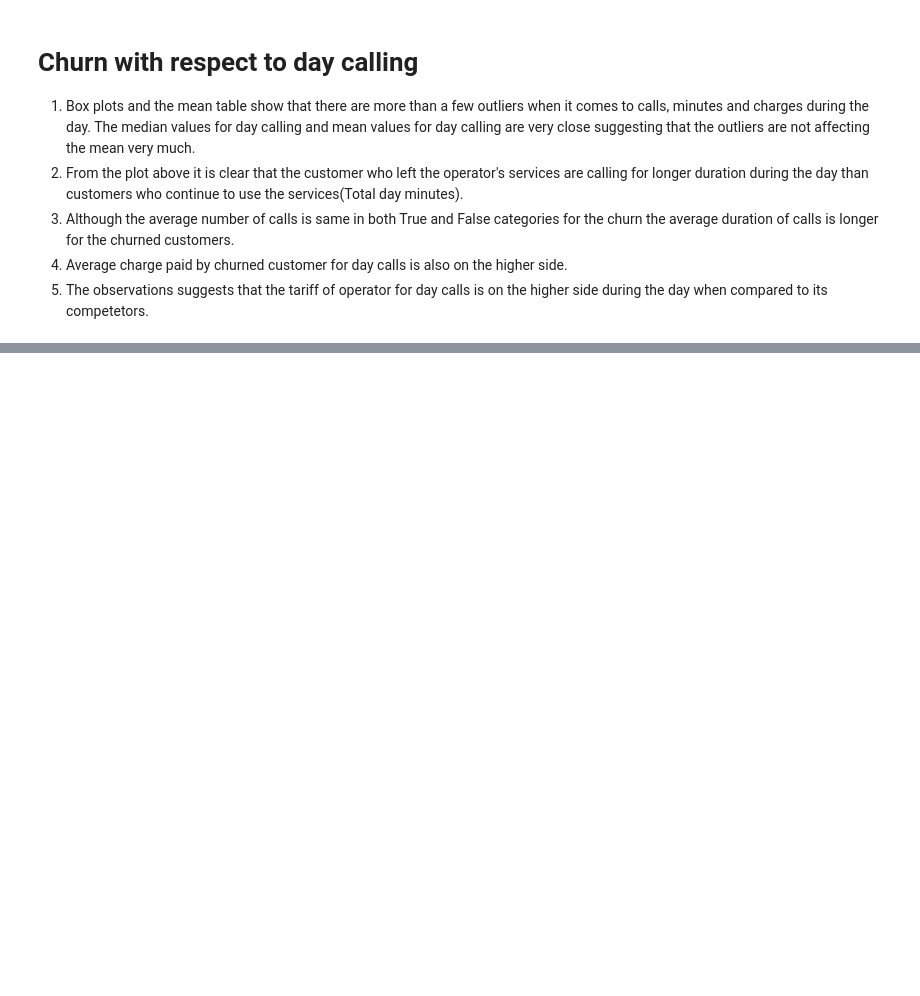
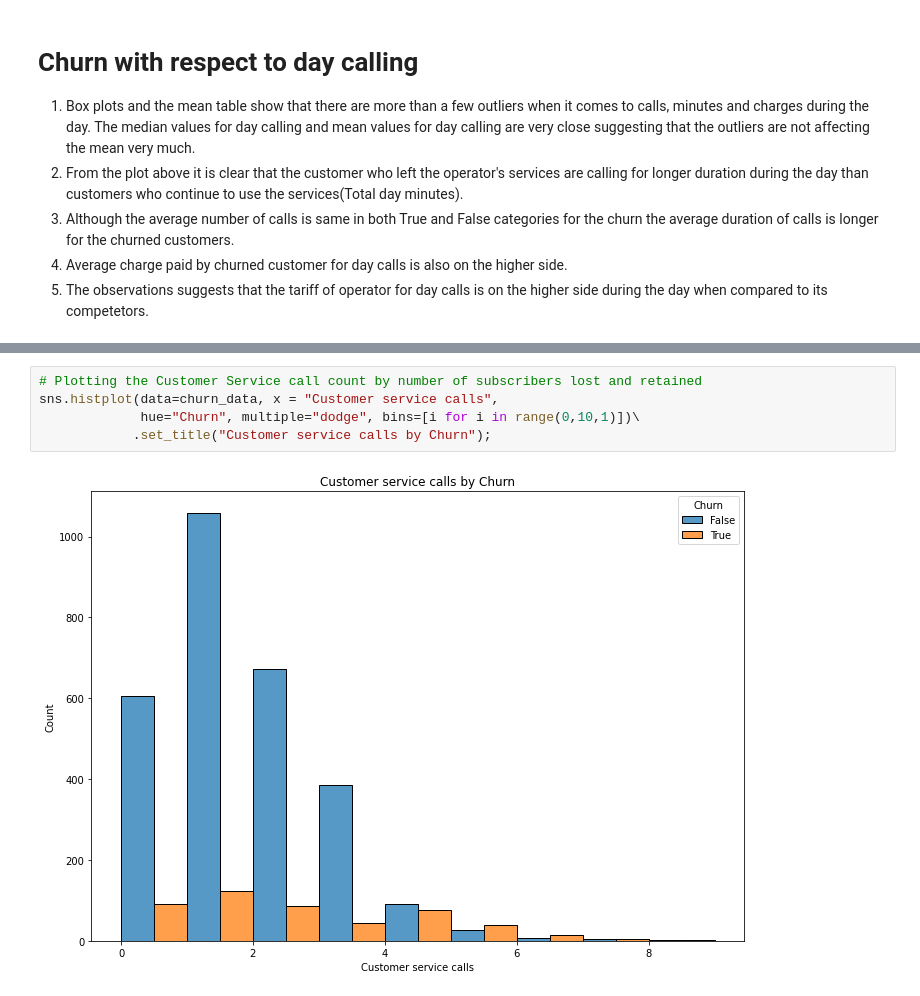
Before and after one commit to Sourabhpatel1/Capstone-Project-EDA-AlmaBatter, a Jupyter notebook: EDA_on_Telecom_Churn_Dataset(Capstone_Project_1).ipynb, the cells around one changed output, grey strips where cells are left out. Cells and saved outputs as stored; diff of their text form; blank space fills up the shorter version.

```diff
--- a/EDA_on_Telecom_Churn_Dataset(Capstone_Project_1).ipynb
+++ b/EDA_on_Telecom_Churn_Dataset(Capstone_Project_1).ipynb
@@ -366,0 +383,7 @@ for container in ax.containers:
+# %%
+# Plotting the Customer Service call count by number of subscribers lost and retained
+sns.histplot(data=churn_data, x = "Customer service calls",
+             hue="Churn", multiple="dodge", bins=[i for i in range(0,10,1)])\
+            .set_title("Customer service calls by Churn");
+# %% [output]
+[figure, added]
```
Also changed, not shown: parts of 11 cells of this notebook.
